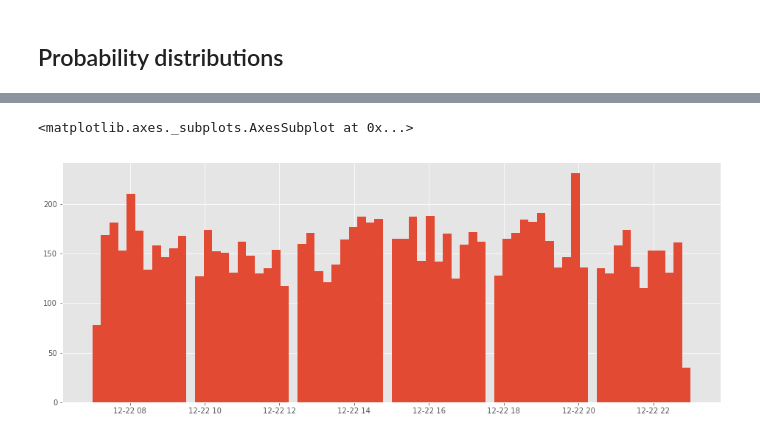
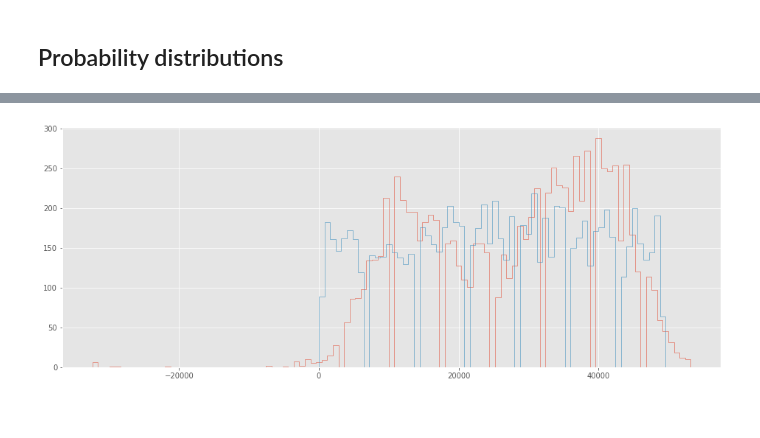
Before and after one commit to Beaulieu318/msci-complexity-project, a Jupyter notebook: msci/modelling/network/animate_simulation.ipynb, the cells around one changed output, grey strips where cells are left out. Drawn from its saved outputs; the diff is of its cells as text; code cells hidden in the pictures.

Commit message:
add in mall shopper decision probability

```diff
--- a/msci/modelling/network/animate_simulation.ipynb
+++ b/msci/modelling/network/animate_simulation.ipynb
@@ -30,0 +48,2 @@ The environement is an object which contains an area. The area is a list of list
+# %%
+shopper_df.start_time = pd.to_datetime(shopper_df.start_time)
@@ -30,0 +104,2 @@ The environement is an object which contains an area. The area is a list of list
+# %%
+environment = copy.deepcopy(environment)
@@ -30,0 +110,5 @@ The environement is an object which contains an area. The area is a list of list
+# %%
+sim = NetworkSimulation(environment, max_shoppers=9000)
+sim.iterate(max_iterations=1000)
+sim.create_signal_df()
+sim.create_mac_address_df()
@@ -75,6 +124,0 @@ The simulation requires the maximum number of iterations (time) and the maximum
-# %%
-sim = NetworkSimulation(environment, max_shoppers=10000)
-sim.shopper_leave_distribution = shopper_leaving
-sim.iterate(max_iterations=1000)
-sim.create_signal_df()
-sim.create_mac_address_df()
@@ -91,6 +158,14 @@ sim.mac_address_df.length_of_stay.hist(bins=50, ax=ax)
 # %%
 fig, ax = plt.subplots(nrows=1, ncols=1, figsize=(16, 6))
-pd.to_datetime(sim.mac_address_df.start_time).dt.round('15min').hist(bins=70, ax=ax)
+
+binwidth = 800
+
+start_time = min(pd.to_datetime(sim.mac_address_df.start_time))
+
+data = (pd.to_datetime(shopper_df.start_time) - start_time).dt.round('15min').dt.total_seconds()
+ax.hist(data, bins=np.arange(min(data), max(data) + binwidth, binwidth), histtype='step');
+
+data = (pd.to_datetime(sim.mac_address_df.start_time) - start_time).dt.round('15min').dt.total_seconds()
+ax.hist(data, bins=np.arange(min(data), max(data) + binwidth, binwidth), histtype='step');
 # %% [output]
-<matplotlib.axes._subplots.AxesSubplot at 0x...>
-[figure, old version]
+[figure, new version]
```
Also changed, not shown: parts of 40 cells of this notebook, 4 other files.
